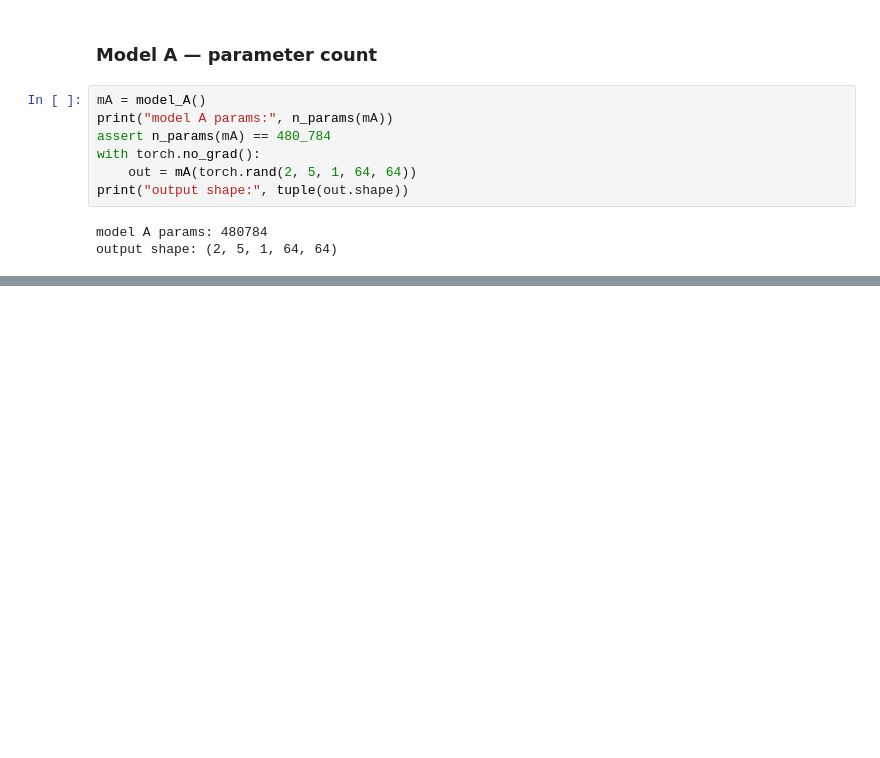
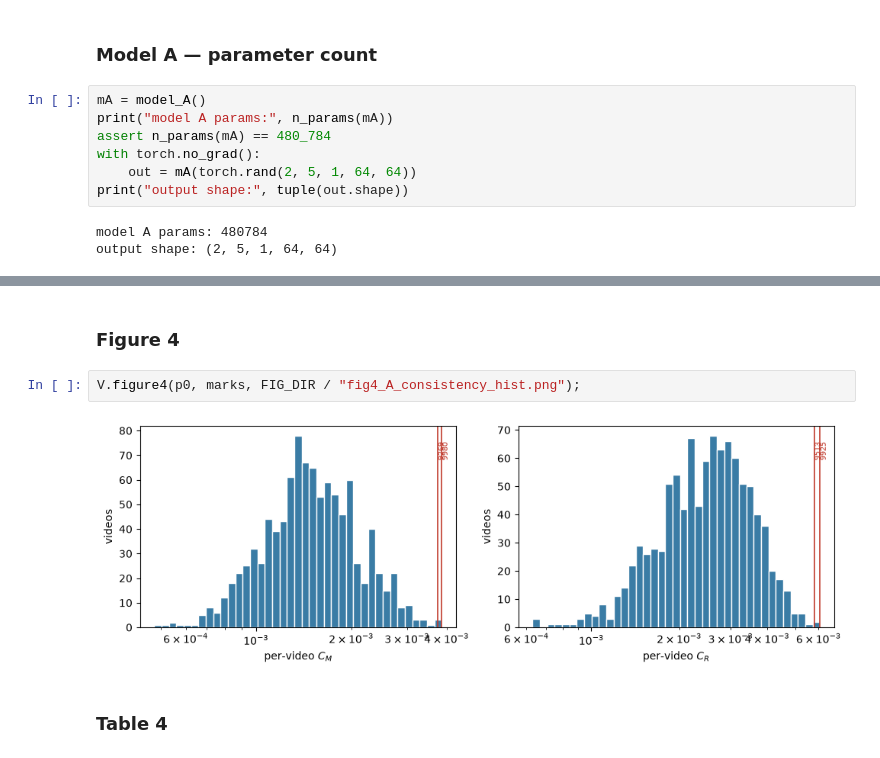
Before and after one commit to HasanAmjad/convlstm-motion-vs-memory, a Jupyter notebook: Question2/Question2.ipynb, the cells around one changed output, grey strips where cells are left out. Saved outputs shown, nothing was run; the diff lists cells and outputs as text; blank space fills up the shorter version.

```diff
--- a/Question2/Question2.ipynb
+++ b/Question2/Question2.ipynb
@@ -73,0 +171,8 @@ output shape: (2, 5, 1, 64, 64)
+# %% [markdown]
+### Figure 4
+# %%
+V.figure4(p0, marks, FIG_DIR / "fig4_A_consistency_hist.png");
+# %% [output]
+[figure, added]
+# %% [markdown]
+### Table 4
```
Also changed, not shown: parts of 15 cells of this notebook, 26 other files.
